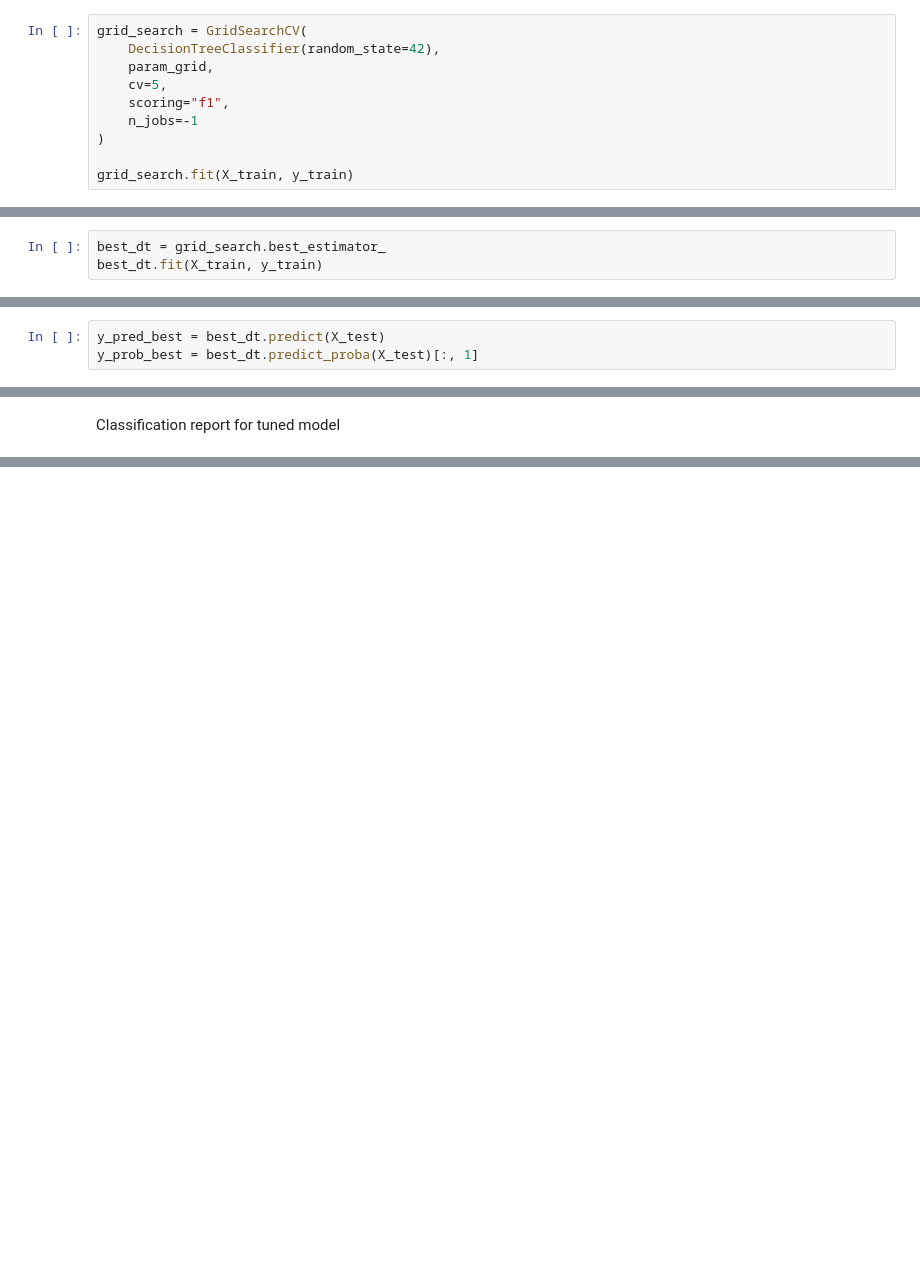
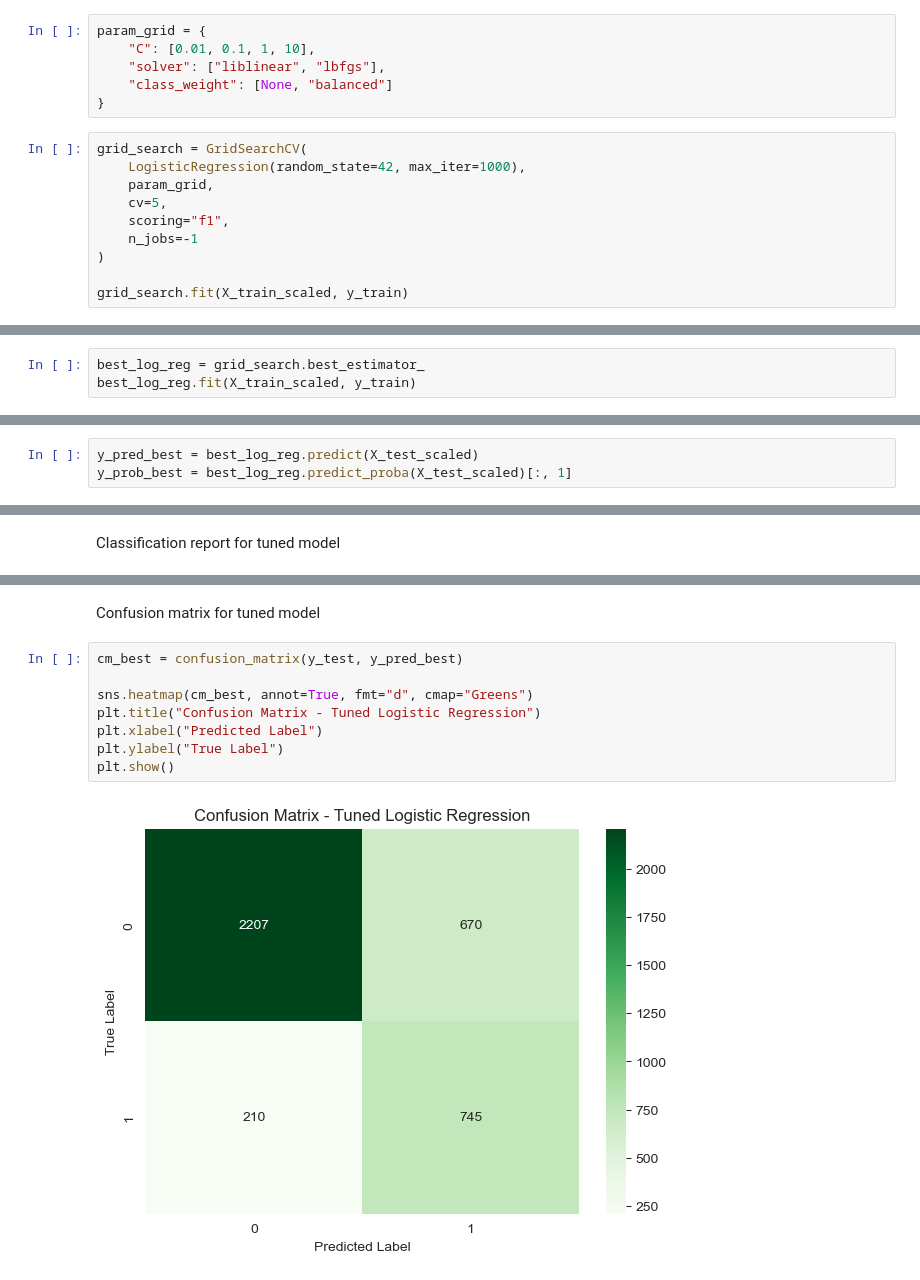
Before and after one commit to asitha-dharmarathne/Job-Change-Prediction-Using-Supervised-Learning, a Jupyter notebook: notebooks/02_logistic_regression.ipynb, the cells around one changed output, grey strips where cells are left out. Drawn from its saved outputs; the diff is of its cells as text; blank space fills up the shorter version.

```diff
--- a/notebooks/02_logistic_regression.ipynb
+++ b/notebooks/02_logistic_regression.ipynb
@@ -215,11 +192,17 @@ param_grid = {
+# %%
+param_grid = {
+    "C": [0.01, 0.1, 1, 10],
+    "solver": ["liblinear", "lbfgs"],
+    "class_weight": [None, "balanced"]
+}
 # %%
 grid_search = GridSearchCV(
-    DecisionTreeClassifier(random_state=42),
+    LogisticRegression(random_state=42, max_iter=1000),
     param_grid,
     cv=5,
     scoring="f1",
     n_jobs=-1
 )
 
-grid_search.fit(X_train, y_train)
+grid_search.fit(X_train_scaled, y_train)
 # %% [output]
@@ -241,4 +223,4 @@ Train the tuned model
 # %%
-best_dt = grid_search.best_estimator_
-best_dt.fit(X_train, y_train)
+best_log_reg = grid_search.best_estimator_
+best_log_reg.fit(X_train_scaled, y_train)
 # %% [output]
@@ -248,8 +229,8 @@ DecisionTreeClassifier(class_weight='balanced', criterion='entropy',
 # %% [markdown]
 Predict with tuned model
 # %%
-y_pred_best = best_dt.predict(X_test)
-y_prob_best = best_dt.predict_proba(X_test)[:, 1]
+y_pred_best = best_log_reg.predict(X_test_scaled)
+y_prob_best = best_log_reg.predict_proba(X_test_scaled)[:, 1]
 # %% [markdown]
 Evaluate tuned model
 # %%
@@ -287,0 +269,12 @@ weighted avg       0.81      0.77      0.78      3832
+# %% [markdown]
+Confusion matrix for tuned model
+# %%
+cm_best = confusion_matrix(y_test, y_pred_best)
+
+sns.heatmap(cm_best, annot=True, fmt="d", cmap="Greens")
+plt.title("Confusion Matrix - Tuned Logistic Regression")
+plt.xlabel("Predicted Label")
+plt.ylabel("True Label")
+plt.show()
+# %% [output]
+[figure, added]
```
Also changed, not shown: parts of 40 cells of this notebook, 2 other files.
